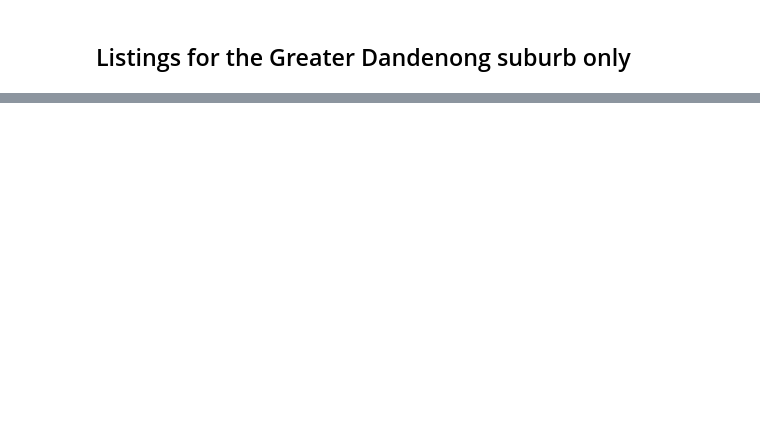
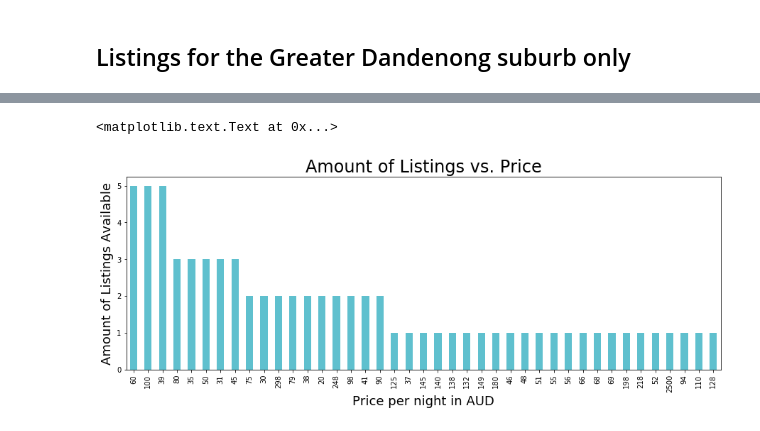
Before and after one commit to lisadoan98/code1161base, a Jupyter notebook: week6/Melbourne_AirBnB.ipynb, the cells around one changed output, grey strips where cells are left out. Cells and saved outputs as stored; diff of their text form; code cells hidden in the pictures; blank space fills up the shorter version.

```diff
--- a/week6/Melbourne_AirBnB.ipynb
+++ b/week6/Melbourne_AirBnB.ipynb
@@ -123,0 +123,10 @@ KeyError: ''
+# %%
+#Creating a bar graph with the above table
+greater_dandenong["price"].value_counts().plot(kind="bar", facecolor='#5FC0CE')
+#Colour generated from http://colorschemedesigner.com/
+plt.title("Amount of Listings vs. Price", fontsize=24)
+plt.xlabel("Price per night in AUD", fontsize=18)
+plt.ylabel("Amount of Listings Available", fontsize=18)
+# %% [output]
+<matplotlib.text.Text at 0x...>
+[figure, added]
```
Also changed, not shown: parts of 16 cells of this notebook.
